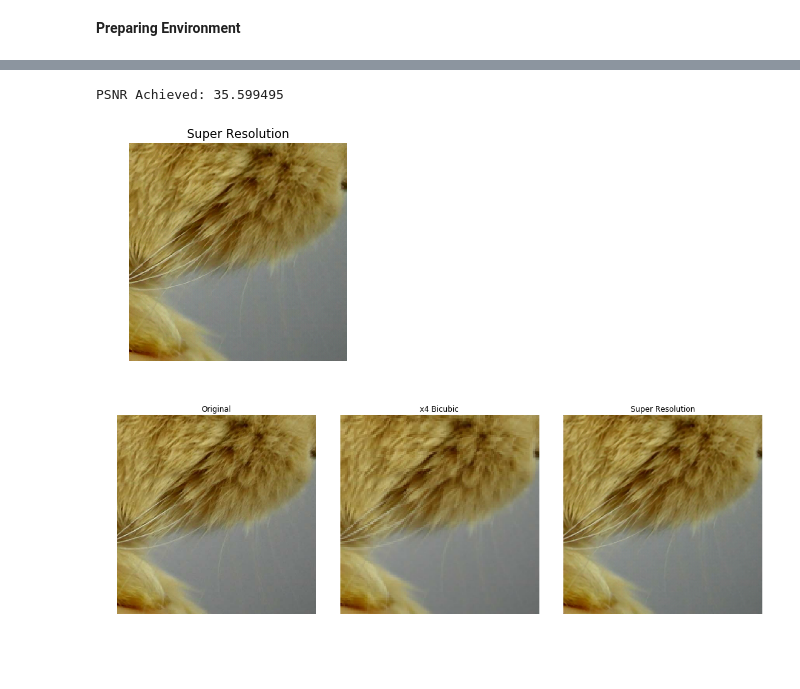
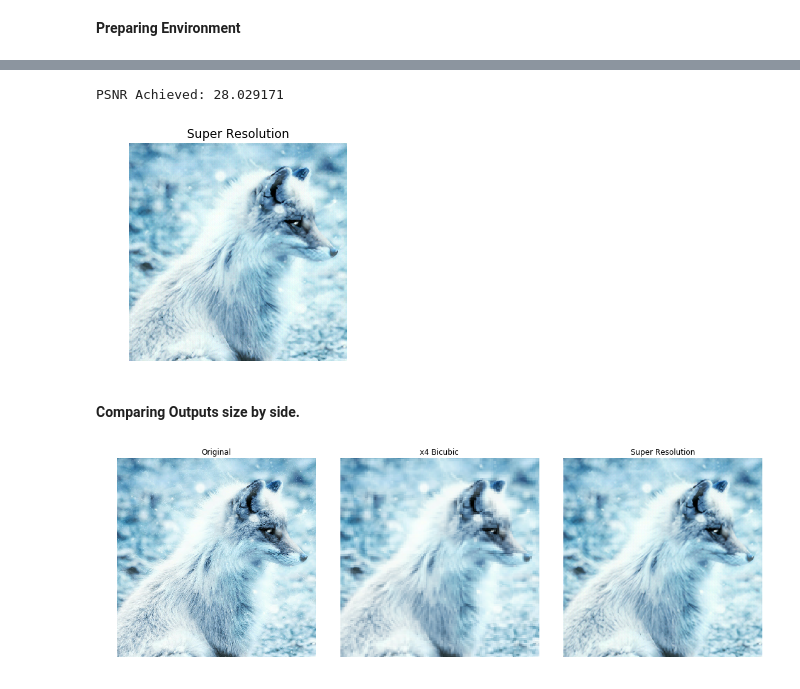
Before and after one commit to tensorflow/hub, a Jupyter notebook: examples/colab/image_enhancing.ipynb, the cells around one changed output, grey strips where cells are left out. Saved outputs shown, nothing was run; the diff lists cells and outputs as text; code cells hidden in the pictures; blank space fills up the shorter version.

```diff
--- a/examples/colab/image_enhancing.ipynb
+++ b/examples/colab/image_enhancing.ipynb
@@ -137,0 +132,3 @@ save_image(hr_image, filename="Original Image")
+# %%
+!wget "https://lh4.googleusercontent.com/-Anmw5df4gj0/AAAAAAAAAAI/AAAAAAAAAAc/6HxU8XFLnQE/photo.jpg64" -O test.jpg
+IMAGE_PATH = "test.jpg"
@@ -137,0 +146,32 @@ save_image(hr_image, filename="Original Image")
+# %%
+# Defining helper functions
+def downscale_image(image):
+  """
+      Scales down images using bicubic downsampling.
+      Args:
+          image: 3D or 4D tensor of preprocessed image
+  """
+  _can_calculate_psnr = False
+  image_size = []
+  if len(image.shape) == 3:
+    image_size = [image.shape[1], image.shape[0]]
+    _can_calculate_psnr = not (image_size[0] % 4 or image_size[1] % 4)
+  else:
+    raise ValueError("Dimension mismatch. Can work only on single image.")
+
+  image = tf.squeeze(
+      tf.cast(
+          tf.clip_by_value(image, 0, 255), tf.uint8))
+
+  lr_image = np.asarray(
+    Image.fromarray(image.numpy())
+    .resize([image_size[0] // 4, image_size[1] // 4],
+              Image.BICUBIC))
+
+  lr_image = tf.expand_dims(lr_image, 0)
+  lr_image = tf.cast(lr_image, tf.float32)
+  return lr_image, _can_calculate_psnr
+# %%
+hr_image = preprocess_image(IMAGE_PATH)
+# %%
+lr_image, _can_calculate_psnr = downscale_image(tf.squeeze(hr_image))
@@ -153,27 +192,27 @@ save_image(tf.squeeze(lr_image), filename="Low Resolution")
 # %%
-# Plotting Super Resolution Image
 plot_image(tf.squeeze(fake_image), title="Super Resolution")
-save_image(tf.squeeze(fake_image), filename="Super Resolution")
 # Calculating PSNR wrt Original Image
 if _can_calculate_psnr:
   print("PSNR Achieved: %f" % tf.image.psnr(
       tf.clip_by_value(fake_image, 0, 255),
       tf.clip_by_value(hr_image, 0, 255), max_val=255))
 # %% [output]
-PSNR Achieved: 35.599495
+PSNR Achieved: 28.029171
-[figure, old version]
+[figure, new version]
+# %% [markdown]
+**Comparing Outputs size by side.**
 # %%
 plt.rcParams['figure.figsize'] = [15, 10]
 fig, axes = plt.subplots(1, 3)
 fig.tight_layout()
 plt.subplot(131)
-plot_image(hr_image, title="Original")
+plot_image(tf.squeeze(hr_image), title="Original")
 plt.subplot(132)
 fig.tight_layout()
 plot_image(tf.squeeze(lr_image), "x4 Bicubic")
 plt.subplot(133)
 fig.tight_layout()
 plot_image(tf.squeeze(fake_image), "Super Resolution")
 plt.savefig("ESRGAN_DIV2K.jpg", bbox_inches="tight")
 # %% [output]
-[figure, old version]
+[figure, new version]
```
Also changed, not shown: parts of 19 cells of this notebook.
